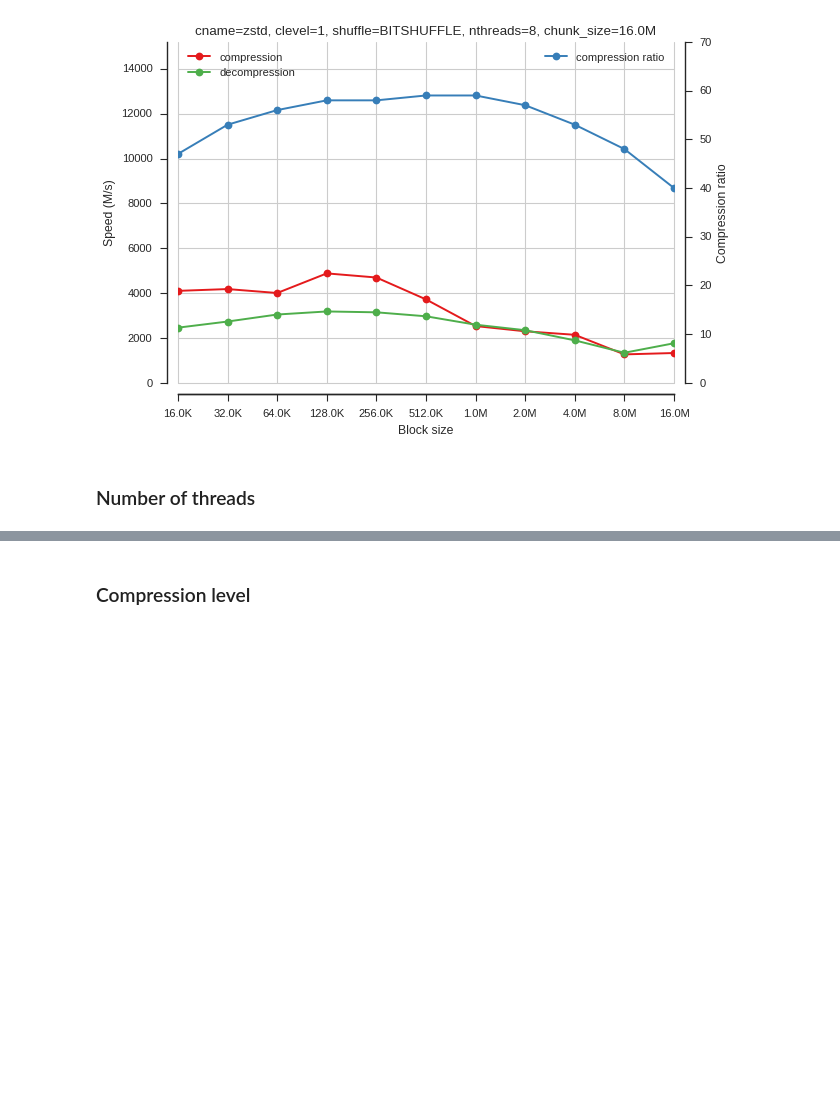
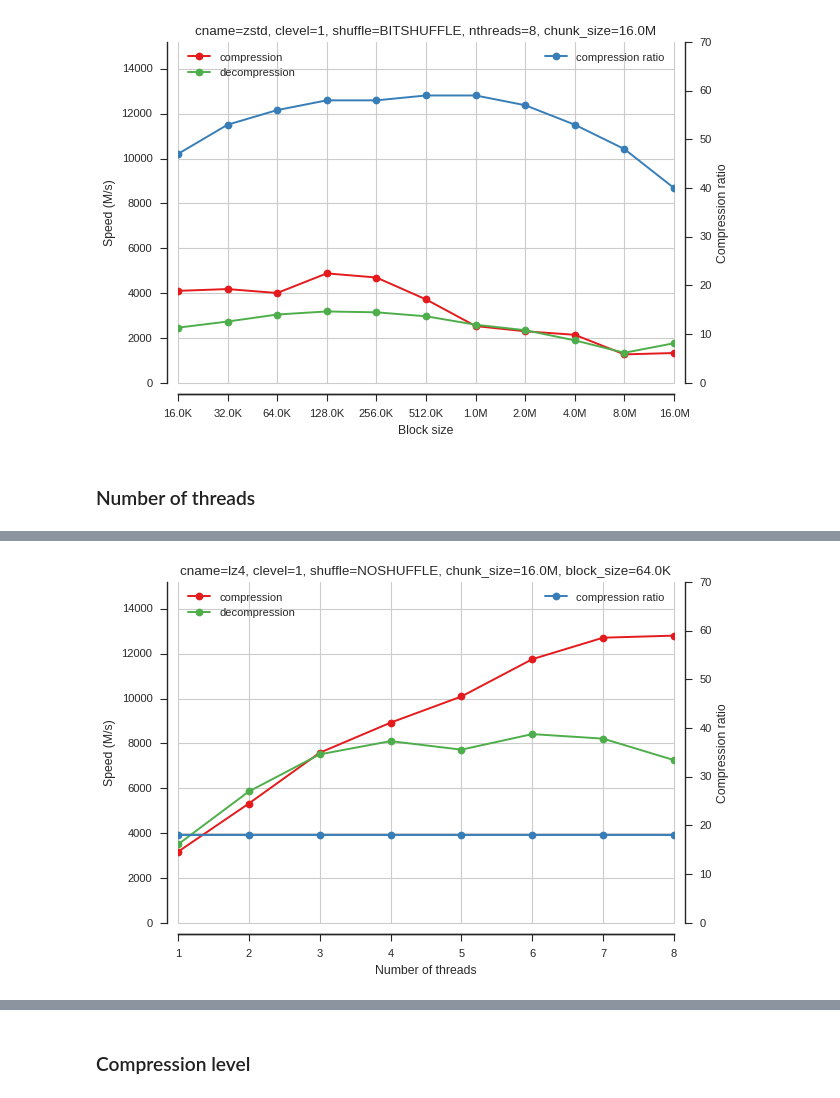
Before and after one commit to alimanfoo/alimanfoo.github.io, a Jupyter notebook: _posts/2016-09-21-genotype-compression-benchmark.ipynb, the cells around one changed output, grey strips where cells are left out. Saved outputs shown, nothing was run; the diff lists cells and outputs as text; code cells hidden in the pictures; blank space fills up the shorter version.

```diff
--- a/_posts/2016-09-21-genotype-compression-benchmark.ipynb
+++ b/_posts/2016-09-21-genotype-compression-benchmark.ipynb
@@ -678,0 +656,4 @@ plot_blosc_block_size(cname='zstd', clevel=1, shuffle=2, nthreads=8, chunk_size=
+# %%
+plot_blosc_nthreads(cname='lz4', clevel=1, shuffle=0, chunk_size=2**24, block_size=2**16)
+# %% [output]
+[figure, added]
```
Also changed, not shown: parts of 59 cells of this notebook, 59 other files.
